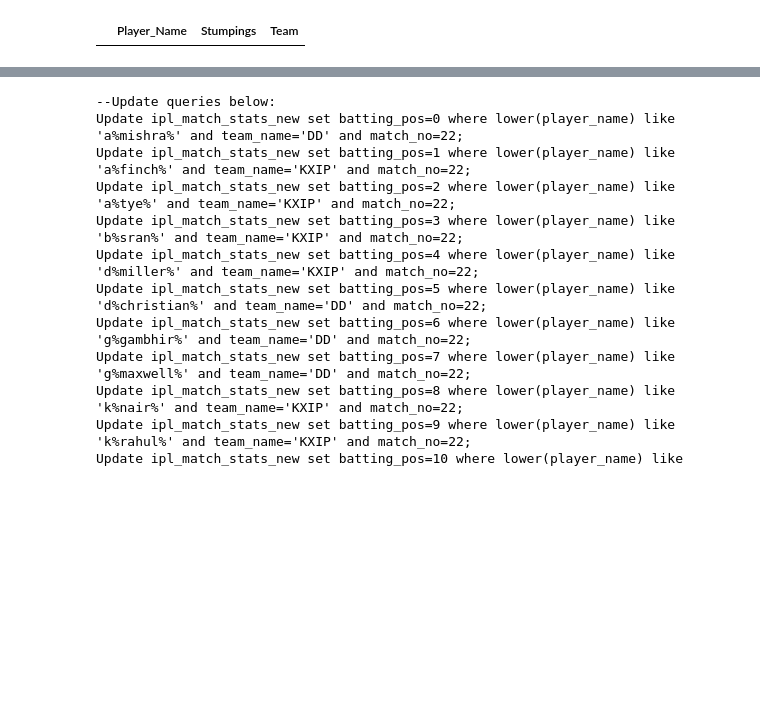
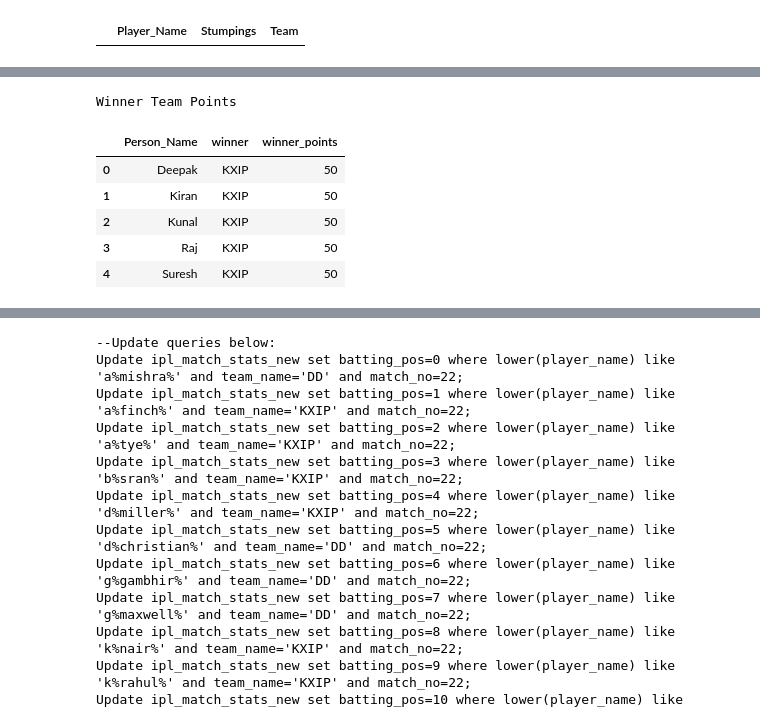
Before and after one commit to deepaksenthilkumar/cricinfo, a Jupyter notebook: Cricinfo.ipynb, the cells around one changed output, grey strips where cells are left out. Saved outputs shown, nothing was run; the diff lists cells and outputs as text; code cells hidden in the pictures; blank space fills up the shorter version.

```diff
--- a/Cricinfo.ipynb
+++ b/Cricinfo.ipynb
@@ -817,0 +824,11 @@ teams_selected_fuzzy_pd3
+# %%
+print("Winner Team Points")
+teams_selected_fuzzy_pd2
+# %% [output]
+Winner Team Points
+|  | Person_Name | winner | winner_points |
+| 0 | Deepak | KXIP | 50 |
+| 1 | Kiran | KXIP | 50 |
+| 2 | Kunal | KXIP | 50 |
+| 3 | Raj | KXIP | 50 |
+| 4 | Suresh | KXIP | 50 |
```
Also changed, not shown: parts of 4 cells of this notebook.
